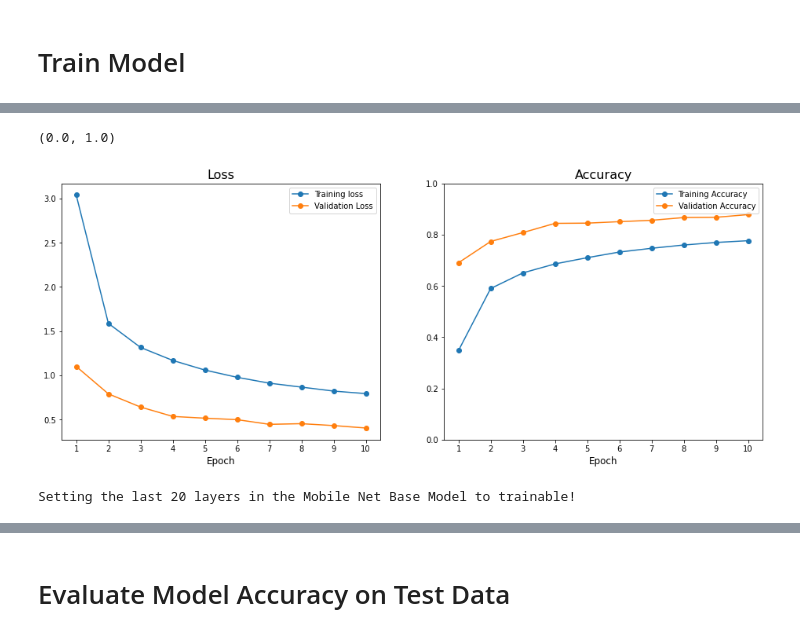
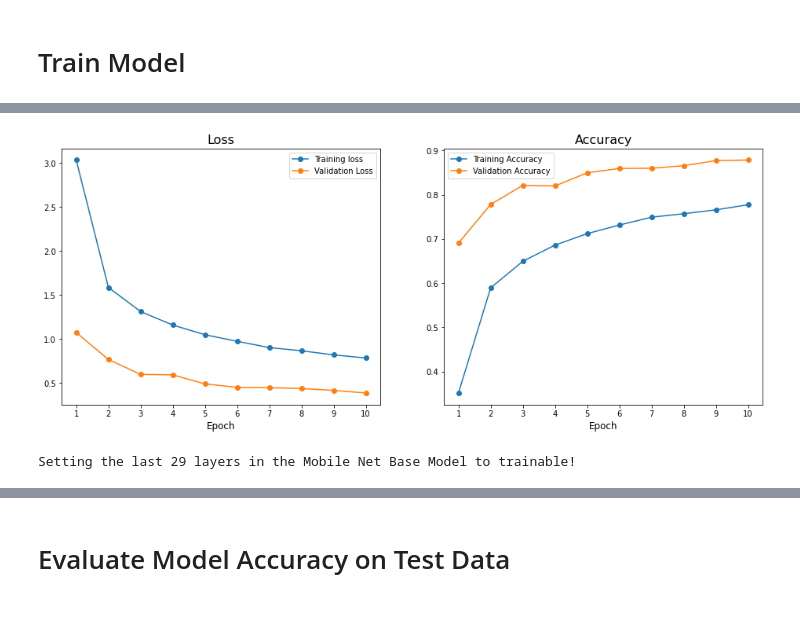
Before and after one commit to Matthew-Weisberg/BirdClassifier, a Jupyter notebook: bird-classifier.ipynb, the cells around one changed output, grey strips where cells are left out. Drawn from its saved outputs; the diff is of its cells as text; code cells hidden in the pictures.

```diff
--- a/bird-classifier.ipynb
+++ b/bird-classifier.ipynb
@@ -38,16 +42,18 @@ IMAGE_SIZE = (224, 224) # size of images in dataset (keras will resize)
 ROUND_1_TRAINABLE_LAYERS = 3 # layers at end of the mobile_net base model to have trainable parameters
 ROUND_1_EPOCHS = 10
 
-ROUND_2_TRAINABLE_LAYERS = 20
+ROUND_2_TRAINABLE_LAYERS = 29
 ROUND_2_LEARNING_SCALER = 0.2
 ROUND_2_EPOCHS = 10
 
-ROUND_3_TRAINABLE_LAYERS = 38
-ROUND_3_LEARNING_SCALER = 0.2
+ROUND_3_TRAINABLE_LAYERS = 56
+ROUND_3_LEARNING_SCALER = 0.3
 ROUND_3_EPOCHS = 10
 
 LEARNING_RATE = 0.001
 
+MODEL_CHECKPOINT_FILEPATH = './Bird-Classifier-Model-Checkpoint.ckpt'
+
 SEED = 6278 # random seed for repeatability of notebook
 # %% [markdown]
 ## Load Datasets with *image_dataset_from_directory*
@@ -270,12 +276,24 @@ _________________________________________________________________
 # %%
 optimizer_1 = tf.keras.optimizers.Adam(learning_rate = LEARNING_RATE)
 
-loss_1 = tf.keras.losses.CategoricalCrossentropy(from_logits=False)
+loss = tf.keras.losses.CategoricalCrossentropy(from_logits=False)
+
+model_checkpoint = ModelCheckpoint(MODEL_CHECKPOINT_FILEPATH,
+                                   monitor='val_accuracy',
+                                   save_best_only=True,
+                                   save_weights_only=True,
+                                   verbose=1,
+                                   mode = 'max')
+
+callbacks = [model_checkpoint]
 
 model.compile(optimizer = optimizer_1,
-              loss = loss_1,
+              loss = loss,
               metrics=['accuracy'])
 # %%
-round_1 = model.fit(train, validation_data=valid, epochs=ROUND_1_EPOCHS)
+history = model.fit(train,
+                    validation_data=valid,
+                    epochs=ROUND_1_EPOCHS,
+                    callbacks = callbacks)
 # %% [output]
 Epoch 1/10
@@ -302,26 +318,25 @@ Epoch 10/10
 # %%
 fig, (ax1, ax2) = plt.subplots(1,2, figsize=(16,6))
 title_fontsize = 16
 axis_fontsize = 12
 
-ax1.plot(range(1, ROUND_1_EPOCHS + 1), round_1.history['loss'], marker='o', label='Training loss')
-ax1.plot(range(1, ROUND_1_EPOCHS + 1), round_1.history['val_loss'], marker='o', label='Validation Loss')
+total_epochs = ROUND_1_EPOCHS
+
+ax1.plot(range(1, total_epochs + 1), history.history['loss'], marker='o', label='Training loss')
+ax1.plot(range(1, total_epochs + 1), history.history['val_loss'], marker='o', label='Validation Loss')
 ax1.legend()
-ax1.set_xticks(range(1, ROUND_1_EPOCHS + 1))
+ax1.set_xticks(range(1, total_epochs + 1))
 ax1.set_title('Loss', fontsize=title_fontsize)
 ax1.set_xlabel('Epoch', fontsize=axis_fontsize)
 
-ax2.plot(range(1, ROUND_1_EPOCHS + 1), round_1.history['accuracy'], marker='o', label='Training Accuracy')
-ax2.plot(range(1, ROUND_1_EPOCHS + 1), round_1.history['val_accuracy'], marker='o', label='Validation Accuracy')
+ax2.plot(range(1, total_epochs + 1), history.history['accuracy'], marker='o', label='Training Accuracy')
+ax2.plot(range(1, total_epochs + 1), history.history['val_accuracy'], marker='o', label='Validation Accuracy')
 ax2.legend()
-ax2.set_xticks(range(1, ROUND_1_EPOCHS + 1))
+ax2.set_xticks(range(1, total_epochs + 1))
 ax2.set_title('Accuracy', fontsize=title_fontsize)
 ax2.set_xlabel('Epoch', fontsize=axis_fontsize);
-
-ax2.set_ylim([0,1])
 # %% [output]
-(0.0, 1.0)
-[figure, old version]
+[figure, new version]
 # %%
 model.layers[2].trainable = True
 
@@ -330,7 +345,7 @@ print('Setting the last {} layers in the Mobile Net Base Model to trainable!'.fo
 for layer in model.layers[2].layers[:-ROUND_2_TRAINABLE_LAYERS]:
     layer.trainable = False
 # %% [output]
-Setting the last 20 layers in the Mobile Net Base Model to trainable!
+Setting the last 29 layers in the Mobile Net Base Model to trainable!
 # %%
 optimizer_2 = tf.keras.optimizers.Adam(learning_rate = LEARNING_RATE * ROUND_2_LEARNING_SCALER)
 
```
Also changed, not shown: parts of 16 cells of this notebook.
